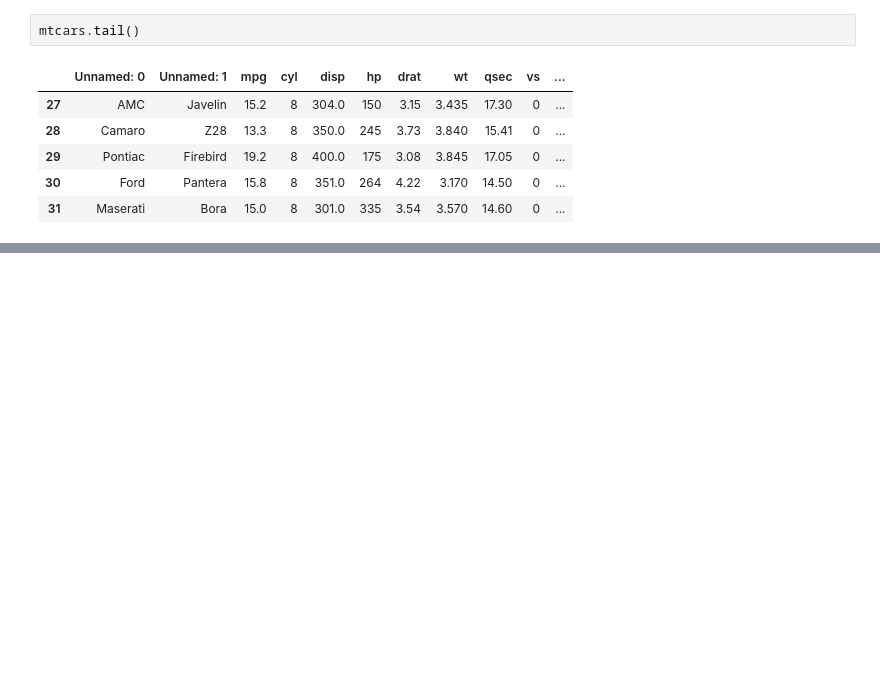
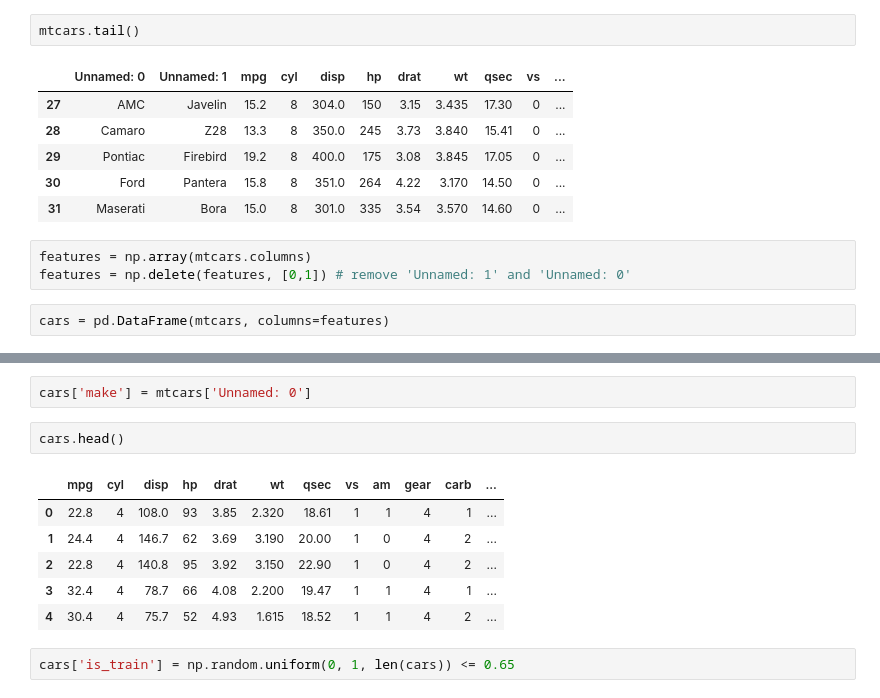
Before and after one commit to knarfamlap/physics270, a Jupyter notebook: random_forest.ipynb, the cells around one changed output, grey strips where cells are left out. Drawn from its saved outputs; the diff is of its cells as text; blank space fills up the shorter version.

Commit message:
adds mtcars to rfc

```diff
--- a/random_forest.ipynb
+++ b/random_forest.ipynb
@@ -170,3 +171,8 @@ mtcars.tail()
 | 29 | Pontiac | Firebird | 19.2 | 8 | 400.0 | 175 | 3.08 | 3.845 | 17.05 | 0 | ... |
 | 30 | Ford | Pantera | 15.8 | 8 | 351.0 | 264 | 4.22 | 3.170 | 14.50 | 0 | ... |
 | 31 | Maserati | Bora | 15.0 | 8 | 301.0 | 335 | 3.54 | 3.570 | 14.60 | 0 | ... |
+# %%
+features = np.array(mtcars.columns)
+features = np.delete(features, [0,1]) # remove 'Unnamed: 1' and 'Unnamed: 0'
+# %%
+cars = pd.DataFrame(mtcars, columns=features)
@@ -172,0 +188,13 @@ mtcars.tail()
+# %%
+cars['make'] = mtcars['Unnamed: 0']
+# %%
+cars.head()
+# %% [output]
+|  | mpg | cyl | disp | hp | drat | wt | qsec | vs | am | gear | carb | ... |
+| 0 | 22.8 | 4 | 108.0 | 93 | 3.85 | 2.320 | 18.61 | 1 | 1 | 4 | 1 | ... |
+| 1 | 24.4 | 4 | 146.7 | 62 | 3.69 | 3.190 | 20.00 | 1 | 0 | 4 | 2 | ... |
+| 2 | 22.8 | 4 | 140.8 | 95 | 3.92 | 3.150 | 22.90 | 1 | 0 | 4 | 2 | ... |
+| 3 | 32.4 | 4 | 78.7 | 66 | 4.08 | 2.200 | 19.47 | 1 | 1 | 4 | 1 | ... |
+| 4 | 30.4 | 4 | 75.7 | 52 | 4.93 | 1.615 | 18.52 | 1 | 1 | 4 | 2 | ... |
+# %%
+cars['is_train'] = np.random.uniform(0, 1, len(cars)) <= 0.65
```
Also changed, not shown: parts of 25 cells of this notebook, 1 other file.
